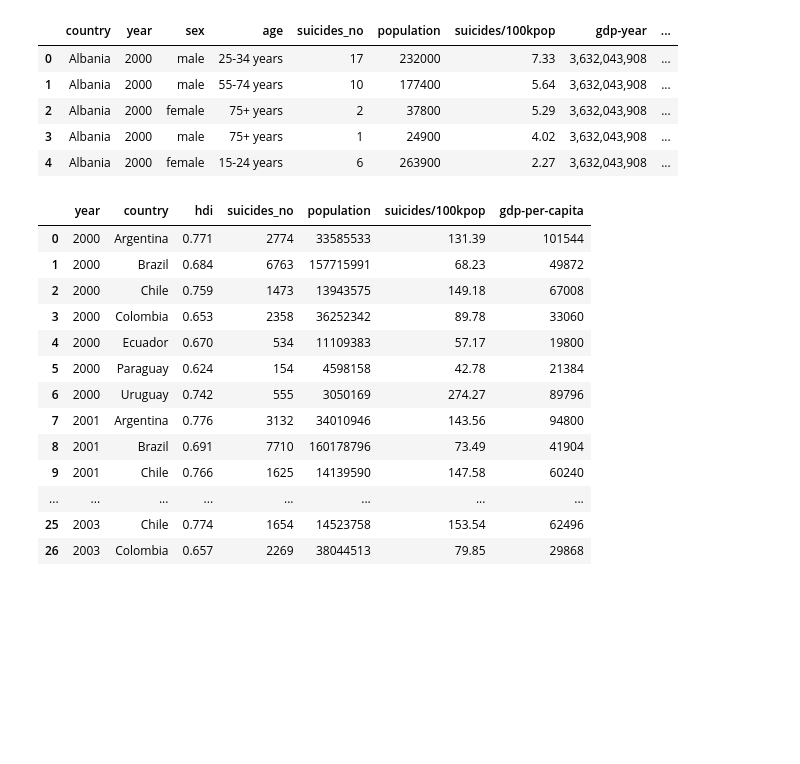
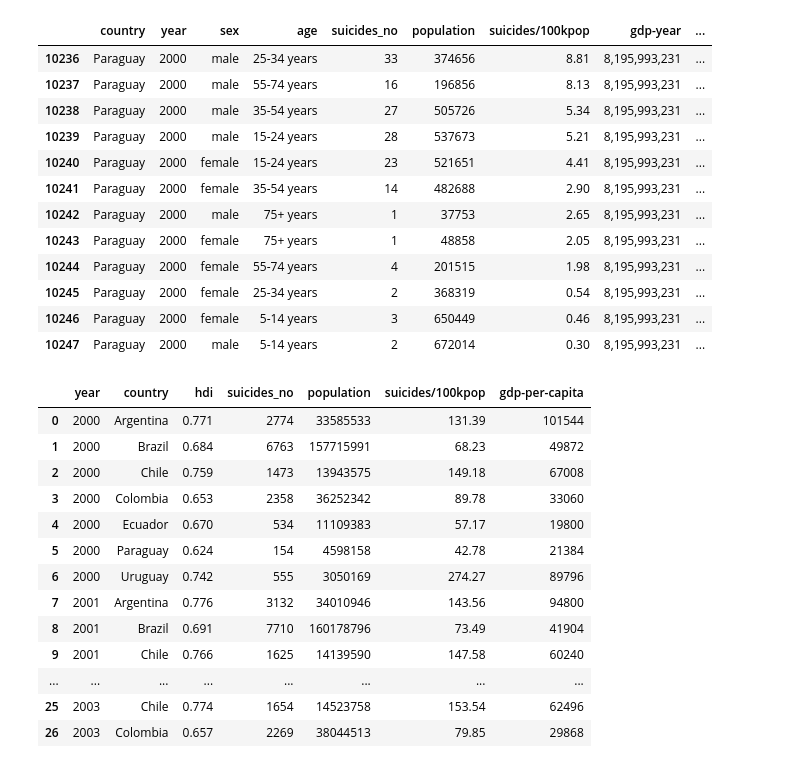
Before and after one commit to elianamsf/suicide-data-science, a Jupyter notebook: suicide_analytics.ipynb, the cells around one changed output. Saved outputs shown, nothing was run; the diff lists cells and outputs as text; code cells hidden in the pictures; blank space fills up the shorter version.

```diff
--- a/suicide_analytics.ipynb
+++ b/suicide_analytics.ipynb
@@ -66,15 +66,22 @@ americas = result[(result["continent"] == "Americas")]
 asia = result[(result["continent"] == "Asia")]
 europe = result[(result["continent"] == "Europe")]
 Oceania = result[(result["continent"] == "Oceania")]
-# %%
-result.head()
-# %% [output]
-|  | country | year | sex | age | suicides_no | population | suicides/100kpop | gdp-year | ... |
-| 0 | Albania | 2000 | male | 25-34 years | 17 | 232000 | 7.33 | 3,632,043,908 | ... |
-| 1 | Albania | 2000 | male | 55-74 years | 10 | 177400 | 5.64 | 3,632,043,908 | ... |
-| 2 | Albania | 2000 | female | 75+ years | 2 | 37800 | 5.29 | 3,632,043,908 | ... |
-| 3 | Albania | 2000 | male | 75+ years | 1 | 24900 | 4.02 | 3,632,043,908 | ... |
-| 4 | Albania | 2000 | female | 15-24 years | 6 | 263900 | 2.27 | 3,632,043,908 | ... |
+# %%
+south_america[(south_america["country" ]== "Paraguay") & (south_america["year" ]== 2000) ]
+# %% [output]
+|  | country | year | sex | age | suicides_no | population | suicides/100kpop | gdp-year | ... |
+| 10236 | Paraguay | 2000 | male | 25-34 years | 33 | 374656 | 8.81 | 8,195,993,231 | ... |
+| 10237 | Paraguay | 2000 | male | 55-74 years | 16 | 196856 | 8.13 | 8,195,993,231 | ... |
+| 10238 | Paraguay | 2000 | male | 35-54 years | 27 | 505726 | 5.34 | 8,195,993,231 | ... |
+| 10239 | Paraguay | 2000 | male | 15-24 years | 28 | 537673 | 5.21 | 8,195,993,231 | ... |
+| 10240 | Paraguay | 2000 | female | 15-24 years | 23 | 521651 | 4.41 | 8,195,993,231 | ... |
+| 10241 | Paraguay | 2000 | female | 35-54 years | 14 | 482688 | 2.90 | 8,195,993,231 | ... |
+| 10242 | Paraguay | 2000 | male | 75+ years | 1 | 37753 | 2.65 | 8,195,993,231 | ... |
+| 10243 | Paraguay | 2000 | female | 75+ years | 1 | 48858 | 2.05 | 8,195,993,231 | ... |
+| 10244 | Paraguay | 2000 | female | 55-74 years | 4 | 201515 | 1.98 | 8,195,993,231 | ... |
+| 10245 | Paraguay | 2000 | female | 25-34 years | 2 | 368319 | 0.54 | 8,195,993,231 | ... |
+| 10246 | Paraguay | 2000 | female | 5-14 years | 3 | 650449 | 0.46 | 8,195,993,231 | ... |
+| 10247 | Paraguay | 2000 | male | 5-14 years | 2 | 672014 | 0.30 | 8,195,993,231 | ... |
 # %%
 group_sa = south_america.groupby(["year","country","hdi"], as_index=False).sum()
 group_sa.head(30)
```
Also changed, not shown: parts of 6 cells of this notebook.
